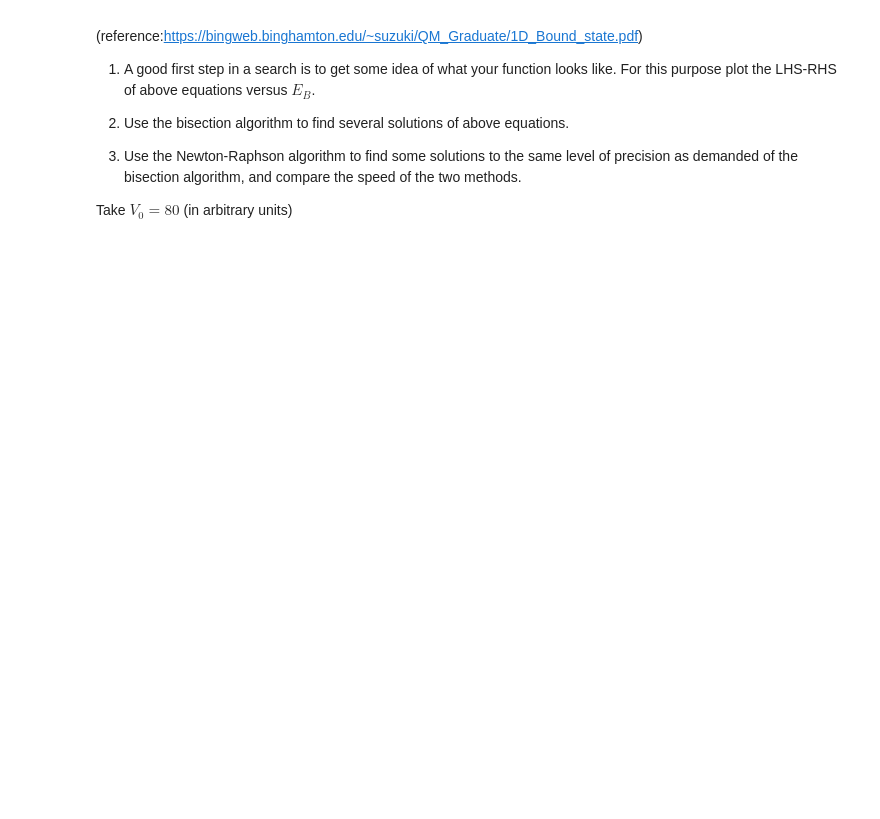
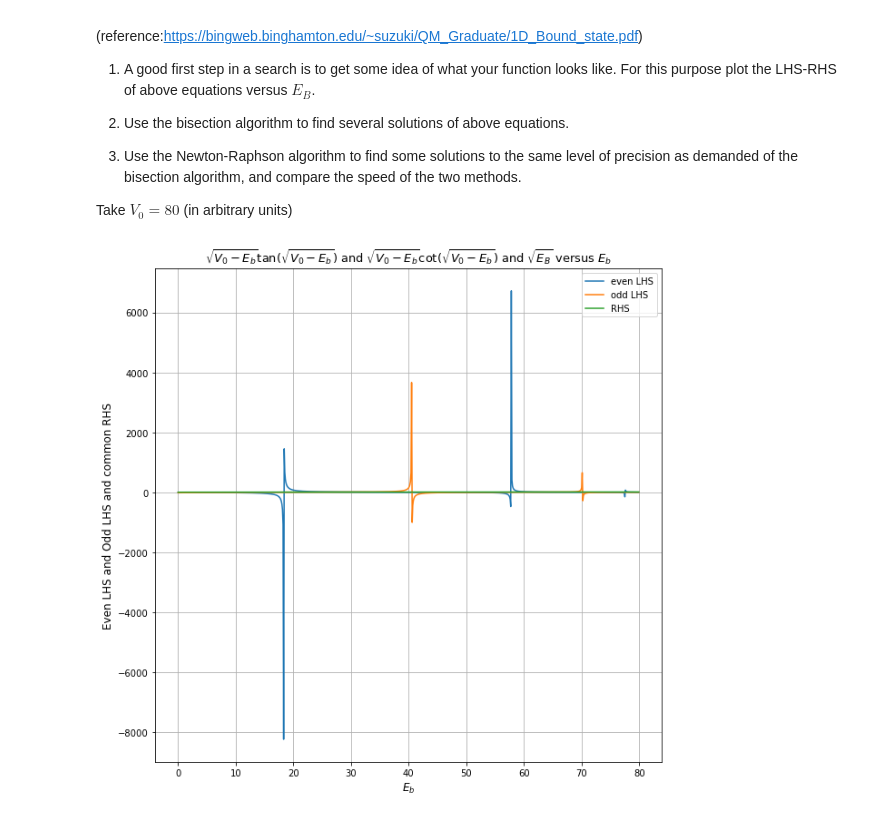
Before and after one commit to SCH-IITK/Computational-Physics-2022, a Jupyter notebook: Week 3/Assignment 3.ipynb, the cells around one changed output. Saved outputs shown, nothing was run; the diff lists cells and outputs as text; code cells hidden in the pictures; blank space fills up the shorter version.

```diff
--- a/Week 3/Assignment 3.ipynb
+++ b/Week 3/Assignment 3.ipynb
@@ -41,3 +76,99 @@ like. For this purpose plot the LHS-RHS of above equations versus $E_B$.
 3) Use the Newton-Raphson algorithm to find some solutions to the same level of precision as demanded of the bisection algorithm, and compare the speed of the two methods.
 
 Take $V_0=80$ (in arbitrary units)
+# %%
+#STEP 1
+def evenLHS(x):
+    return np.sqrt(80-x)*np.tan(np.sqrt(80-x))
+def oddLHS(x):
+    return np.sqrt(80-x)/np.tan(np.sqrt(80-x))
+def RHS(x):
+    return np.sqrt(x)
+
+Eb = np.linspace(0,79.9,800)
+
+plt.figure(figsize=(10,10))
+plt.plot(Eb,evenLHS(Eb),label='even LHS')
+plt.plot(Eb,oddLHS(Eb),label='odd LHS')
+plt.plot(Eb,RHS(Eb),label='RHS')
+plt.legend()
+plt.xlabel(r'$E_b$',size=12)
+plt.ylabel(r'Even LHS and Odd LHS and common RHS',size=12)
+plt.title(r'$\sqrt{V_0-E_b}\tan({\sqrt{V_0-E_b}})$ and $\sqrt{V_0-E_b}\cot({\sqrt{V_0-E_b}})$ and $\sqrt{E_B}$ versus $E_b$',size=13)
+
+plt.grid()
+plt.show()
+
+#E1 = np.linspace(42,69.9,100)
+#plt.figure(figsize=(7,10))
+#plt.plot(E1,evenLHS(E1),label='even LHS')
+#plt.plot(E1,oddLHS(E1),label='odd LHS')
+#plt.plot(E1,RHS(E1),label='RHS')
+#plt.legend()
+
+#plt.grid()
+#plt.show()
+
+#STEP 2
+print("Energy values using Bisection Method")
+def even(x):
+    return evenLHS(x)-RHS(x)
+def odd(x):
+    return oddLHS(x)-RHS(x)
+EvenGuessIntervals = np.array([[30,35],[60,65],[77.6,79.9]])
+OddGuessIntervals = np.array([[25,30],[65,69.9]])
+error = 0.001
+#Even function solutions
+for i in range(3):
+    n=0
+    x = (EvenGuessIntervals[i][0]+EvenGuessIntervals[i][1])/2
+    while(abs(even(x))>error):
+        if(even(x)*even(EvenGuessIntervals[i][0])<0):
+            EvenGuessIntervals[i][1] = x
+        else:
+            EvenGuessIntervals[i][0] = x
+        x = (EvenGuessIntervals[i][0]+EvenGuessIntervals[i][1])/2
+        n = n+1
+    print("x=",x,", even(x)=",even(x),", iterations=",n)
+#Odd function solutions
+for i in range(2):
+    n=0
+    x = (OddGuessIntervals[i][0]+OddGuessIntervals[i][1])/2
+    while(abs(odd(x))>error):
+        if(odd(x)*odd(OddGuessIntervals[i][0])<0):
+            OddGuessIntervals[i][1] = x
+        else:
+            OddGuessIntervals[i][0] = x
+        x = (OddGuessIntervals[i][0]+OddGuessIntervals[i][1])/2
+        n = n+1
+    print("x=",x,", odd(x)=",odd(x),", iterations=",n)
+
+#STEP 3
+print("\nEnergy values using Newton Raphson Method")
+def evenPrime(x):
+    return -(1/(2*np.sqrt(x))) - (np.tan(np.sqrt(80-x))/(2*np.sqrt(80-x))) - (1/(2*((np.cos(np.sqrt(80-x)))**2)))
+
+def oddPrime(x):
+    return -(1/(2*np.sqrt(x))) - (1/(2*np.sqrt(80-x)*np.tan(np.sqrt(80-x)))) + (1/(2*((np.sin(np.sqrt(80-x)))**2)))
+#Even function solutions
+for i in range(3):
+    n = 0
+    x = EvenGuessIntervals[i][0]
+    while(abs(even(x))>error and (n<100)):
+        x1 = x - even(x)/evenPrime(x)
+        x = x1
+        n = n+1
+    print("x=",x,", even(x)=",even(x),", iterations=",n)
+#Odd function solutions
+for i in range(2):
+    n = 0
+    x = OddGuessIntervals[i][1]
+    while(abs(odd(x))>error and (n<100)):
+        x1 = x - odd(x)/oddPrime(x)
+        x = x1
+        n = n+1
+    print("x=",x,", odd(x)=",odd(x),", iterations=",n)
+
+print("The amount of iterations required for Newton-Raphson is incredibly less than Bisection")
+# %% [output]
+[figure, added]
```
Also changed, not shown: parts of 4 cells of this notebook.
